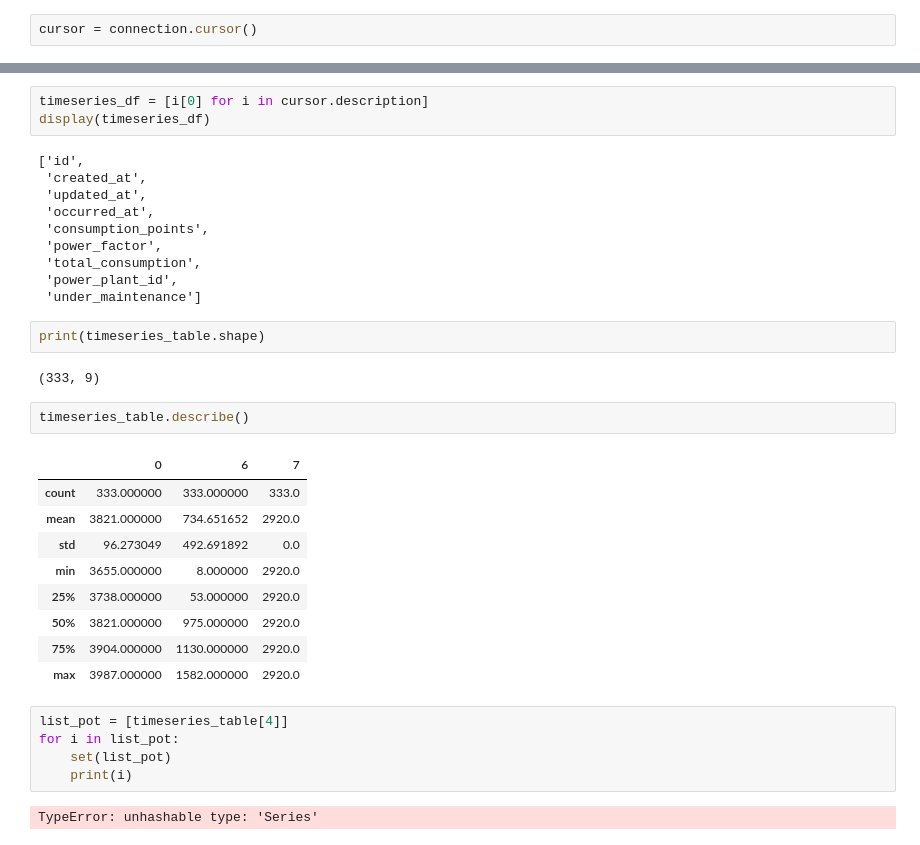
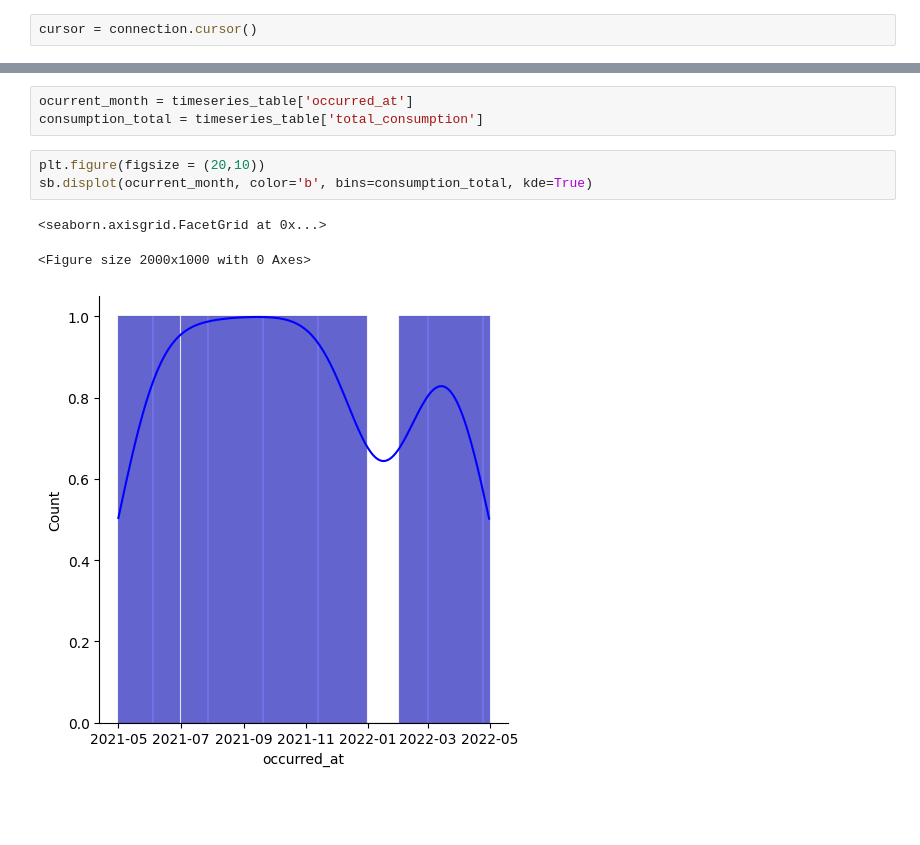
Before and after one commit to YasRordrigues/PolinomionRegretion, a Jupyter notebook: timeseries_eda.ipynb, the cells around one changed output, grey strips where cells are left out. Drawn from its saved outputs; the diff is of its cells as text; blank space fills up the shorter version.

```diff
--- a/timeseries_eda.ipynb
+++ b/timeseries_eda.ipynb
@@ -29,37 +33,11 @@ display(timeseries_table)
 333 rows × 9 columns
-# %%
-timeseries_df = [i[0] for i in cursor.description]
-display(timeseries_df)
-# %% [output]
-['id',
- 'created_at',
- 'updated_at',
- 'occurred_at',
- 'consumption_points',
- 'power_factor',
- 'total_consumption',
- 'power_plant_id',
- 'under_maintenance']
-# %%
-print(timeseries_table.shape)
-# %% [output]
-(333, 9)
-# %%
-timeseries_table.describe()
-# %% [output]
-|  | 0 | 6 | 7 |
-| count | 333.000000 | 333.000000 | 333.0 |
-| mean | 3821.000000 | 734.651652 | 2920.0 |
-| std | 96.273049 | 492.691892 | 0.0 |
-| min | 3655.000000 | 8.000000 | 2920.0 |
-| 25% | 3738.000000 | 53.000000 | 2920.0 |
-| 50% | 3821.000000 | 975.000000 | 2920.0 |
-| 75% | 3904.000000 | 1130.000000 | 2920.0 |
-| max | 3987.000000 | 1582.000000 | 2920.0 |
-# %%
-list_pot = [timeseries_table[4]]
-for i in list_pot:
-    set(list_pot)
-    print(i)
-# %% [output]
-TypeError: unhashable type: 'Series'
+# %%
+ocurrent_month = timeseries_table['occurred_at']
+consumption_total = timeseries_table['total_consumption']
+# %%
+plt.figure(figsize = (20,10))
+sb.displot(ocurrent_month, color='b', bins=consumption_total, kde=True)
+# %% [output]
+<seaborn.axisgrid.FacetGrid at 0x...>
+<Figure size 2000x1000 with 0 Axes>
+[figure, added]
```
Also changed, not shown: parts of 5 cells of this notebook, 3 other files.
